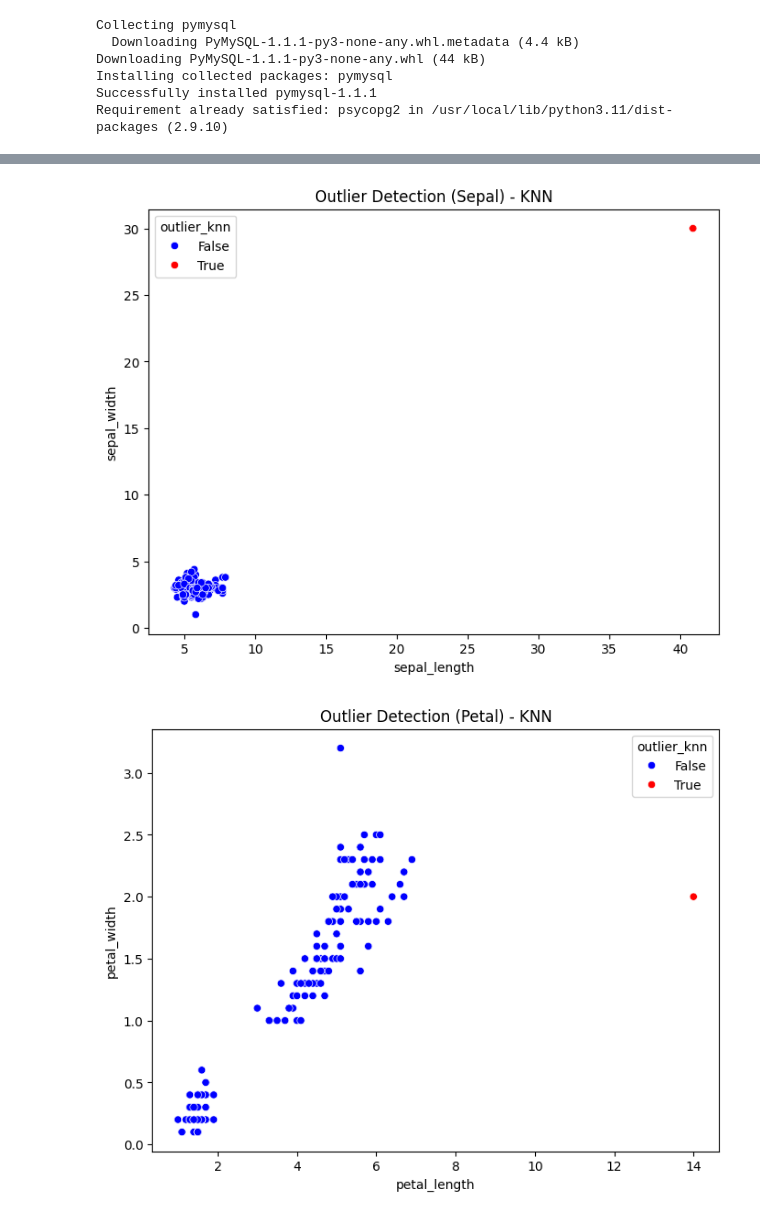
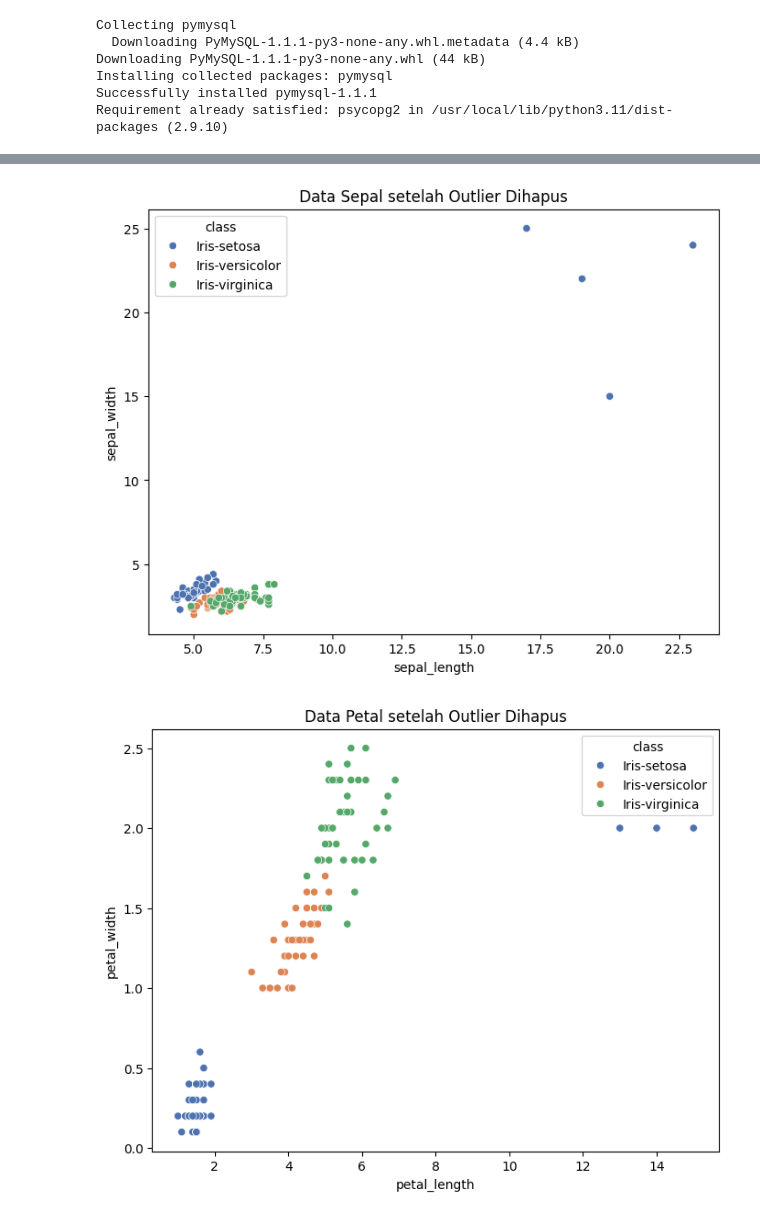
Before and after one commit to fikrulazhari/pendata, a Jupyter notebook: _sources/KNN.ipynb, the cells around one changed output, grey strips where cells are left out. Saved outputs shown, nothing was run; the diff lists cells and outputs as text; code cells hidden in the pictures.

Commit message:
Upload Materi Pendat

```diff
--- a/_sources/KNN.ipynb
+++ b/_sources/KNN.ipynb
@@ -86,34 +64,36 @@ from sklearn.neighbors import NearestNeighbors
 
 def get_pg_data():
     conn = psycopg2.connect(
-        host="pg-289a0f88-pendataa.g.aivencloud.com",
+        host="pg-3d9a1619-abdillahfikrulazhari-be31.g.aivencloud.com",
         user="avnadmin",
-        password="AVNS_1tT_bnHq81keqZ9n-wh",
+        password="AVNS_mSKvdrH9xCsL8Cs8TAP",
         database="defaultdb",
-        port=22825
+        port=10201
     )
     cursor = conn.cursor()
     cursor.execute("SELECT * FROM iris_postgresql")
     data = cursor.fetchall()
-    columns = [desc[0] for desc in cursor.description]
+    columns = [desc[0] for desc in cursor.description]  # Ambil nama kolom
     cursor.close()
     conn.close()
+
     return pd.DataFrame(data, columns=columns)
 
 def get_mysql_data():
     conn = pymysql.connect(
-        host="mysql-9b686fb-pendataa.g.aivencloud.com",
+        host="mysql-1790848a-abdillahfikrulazhari-be31.g.aivencloud.com",
         user="avnadmin",
-        password="AVNS_ZuFdVS1OQkmHx4P1Wtp",
-        database="defaultdb",
-        port=22825
+        password="AVNS_yeZaBHu3-BtJnqexe9A",
+        database="iris_mysql",
+        port=10201
     )
     cursor = conn.cursor()
     cursor.execute("SELECT * FROM irismysql")
     data = cursor.fetchall()
-    columns = [desc[0] for desc in cursor.description]
+    columns = [desc[0] for desc in cursor.description]  # Ambil nama kolom
     cursor.close()
     conn.close()
+
     return pd.DataFrame(data, columns=columns)
 
 # Ambil data dari kedua database
@@ -128,7 +108,7 @@ feature_columns = ["petal_length", "petal_width", "sepal_length", "sepal_width"]
 data_values = df_merged[feature_columns].values
 
 # KNN Outlier Detection
-def knn_outlier_detection(data, k=5):
+def knn_outlier_detection(data, k=90):
     neigh = NearestNeighbors(n_neighbors=k)
     neigh.fit(data)
     distances, _ = neigh.kneighbors(data)
@@ -136,38 +116,34 @@ def knn_outlier_detection(data, k=5):
     return avg_distances
 
 # Hitung K-NN distance
-df_merged["knn_distance"] = knn_outlier_detection(data_values, k=5)
+df_merged["knn_distance"] = knn_outlier_detection(data_values, k=90)
 
 # Tentukan threshold sebagai nilai rata-rata + 2 standar deviasi
 threshold = df_merged["knn_distance"].mean() + 2 * df_merged["knn_distance"].std()
 df_merged["outlier_knn"] = df_merged["knn_distance"] > threshold
 
-# Cetak hasil
-df_result = df_merged[["id", "class", "petal_length", "petal_width", "sepal_length", "sepal_width", "knn_distance", "outlier_knn"]]
-print(df_result.to_string(index=False))
-num_outliers = df_merged["outlier_knn"].sum()
-print(f"\nJumlah outlier: {num_outliers}")
+# Hapus data outlier
+df_filtered = df_merged[~df_merged["outlier_knn"]]
 
-# Cetak data outlier
-outliers = df_merged[df_merged["outlier_knn"]]
-print("\nData Outlier:")
-print(outliers.to_string(index=False))
+# Cetak hasil setelah outlier dihapus
+print(df_filtered.to_string(index=False))
+print(f"\nJumlah data setelah outlier dihapus: {len(df_filtered)}")
 
-# Visualisasi outlier berdasarkan K-NN
+# Visualisasi setelah outlier dihapus
 plt.figure(figsize=(8, 6))
 sns.scatterplot(
-    x=df_merged["sepal_length"], y=df_merged["sepal_width"],
-    hue=df_merged["outlier_knn"], palette={False: "blue", True: "red"}
+    x=df_filtered["sepal_length"], y=df_filtered["sepal_width"],
+    hue=df_filtered["class"], palette="deep"
 )
-plt.title("Outlier Detection (Sepal) - KNN")
+plt.title("Data Sepal setelah Outlier Dihapus")
 plt.show()
 
 plt.figure(figsize=(8, 6))
 sns.scatterplot(
-    x=df_merged["petal_length"], y=df_merged["petal_width"],
-    hue=df_merged["outlier_knn"], palette={False: "blue", True: "red"}
+    x=df_filtered["petal_length"], y=df_filtered["petal_width"],
+    hue=df_filtered["class"], palette="deep"
 )
-plt.title("Outlier Detection (Petal) - KNN")
+plt.title("Data Petal setelah Outlier Dihapus")
 plt.show()
 # %% [output]
  id           class  petal_length  petal_width  sepal_length  sepal_width  knn_distance  outlier_knn
@@ -190,2 +166,2 @@ Data Outlier:
-[figure, old version]
+[figure, new version]
-[figure, old version]
+[figure, new version]
```
Also changed, not shown: parts of 17 cells of this notebook, 9 other files.
